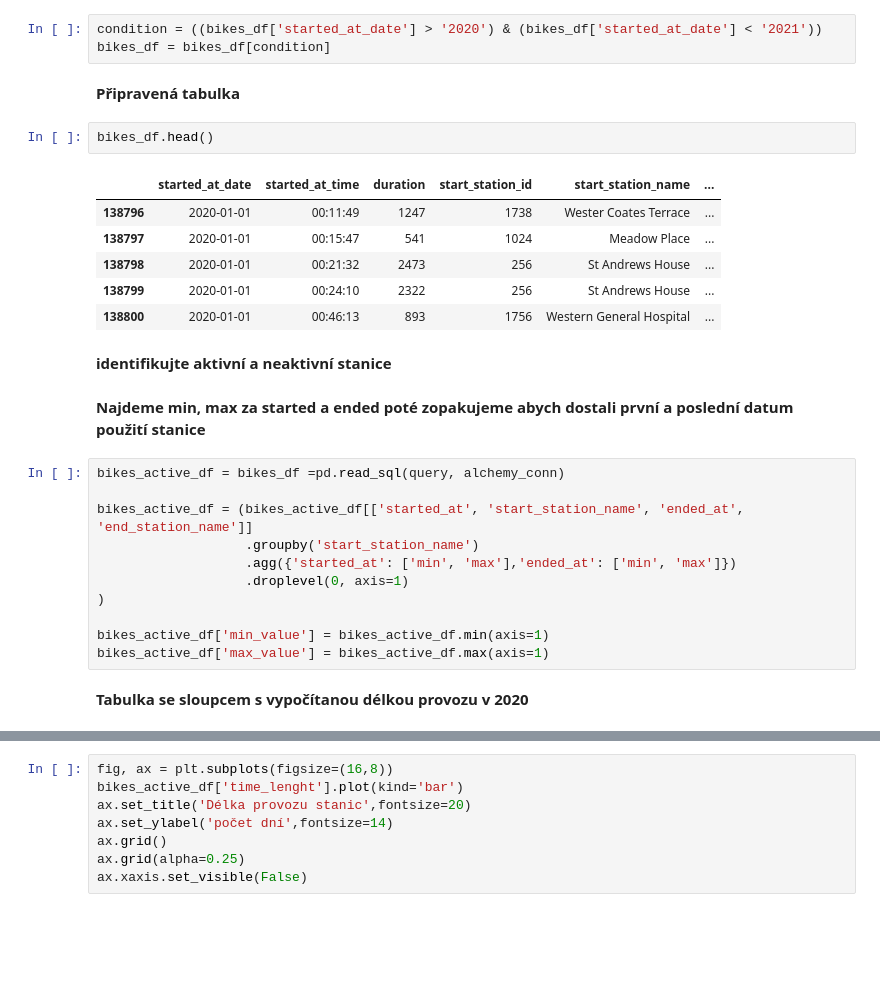
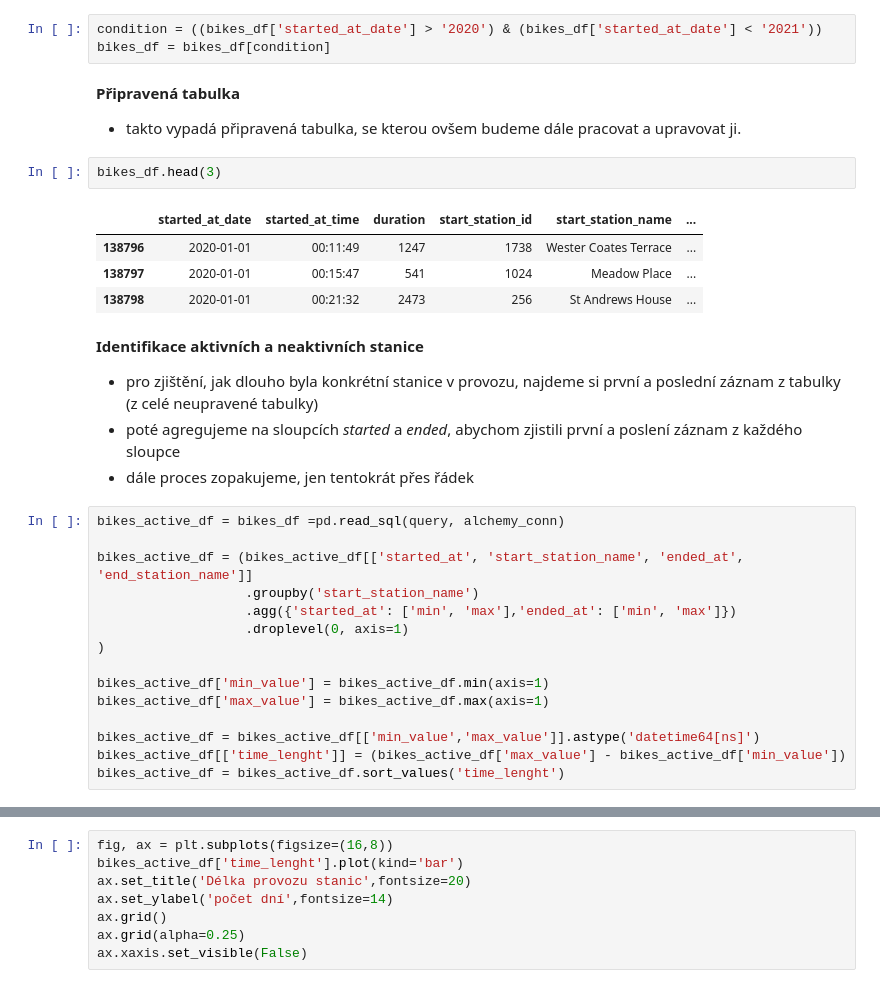
Before and after one commit to Aldarion96/Engeto_Python_project, a Jupyter notebook: Python_projekt.ipynb, the cells around one changed output, grey strips where cells are left out. Drawn from its saved outputs; the diff is of its cells as text; blank space fills up the shorter version.

```diff
--- a/Python_projekt.ipynb
+++ b/Python_projekt.ipynb
@@ -40,22 +46,23 @@ bikes_df = bikes_df[['started_at_date', 'started_at_time','duration', 'start_sta
 # %%
 condition = ((bikes_df['started_at_date'] > '2020') & (bikes_df['started_at_date'] < '2021'))
 bikes_df = bikes_df[condition]
-# %% [markdown]
-**Připravená tabulka**
+# %% [markdown]
+**Připravená tabulka**
+
+- takto vypadá připravená tabulka, se kterou ovšem budeme dále pracovat a upravovat ji.
 # %%
-bikes_df.head()
+bikes_df.head(3)
 # %% [output]
 |  | started_at_date | started_at_time | duration | start_station_id | start_station_name | ... |
 | 138796 | 2020-01-01 | 00:11:49 | 1247 | 1738 | Wester Coates Terrace | ... |
 | 138797 | 2020-01-01 | 00:15:47 | 541 | 1024 | Meadow Place | ... |
 | 138798 | 2020-01-01 | 00:21:32 | 2473 | 256 | St Andrews House | ... |
-| 138799 | 2020-01-01 | 00:24:10 | 2322 | 256 | St Andrews House | ... |
-| 138800 | 2020-01-01 | 00:46:13 | 893 | 1756 | Western General Hospital | ... |
-# %% [markdown]
-**identifikujte aktivní a neaktivní stanice**
-# %% [markdown]
-**Najdeme min, max za started a ended
- poté zopakujeme abych dostali první a poslední datum použití stanice**
+# %% [markdown]
+**Identifikace aktivních a neaktivních stanice**
+
+- pro zjištění, jak dlouho byla konkrétní stanice v provozu, najdeme si první a poslední záznam z tabulky (z celé neupravené tabulky)
+- poté agregujeme na sloupcích *started* a *ended*, abychom zjistili první a poslení záznam z každého sloupce
+- dále proces zopakujeme, jen tentokrát přes řádek
 # %%
 bikes_active_df = bikes_df =pd.read_sql(query, alchemy_conn)
 
@@ -67,5 +74,7 @@ bikes_active_df = (bikes_active_df[['started_at', 'start_station_name', 'ended_a
 
 bikes_active_df['min_value'] = bikes_active_df.min(axis=1)
 bikes_active_df['max_value'] = bikes_active_df.max(axis=1)
+
+bikes_active_df = bikes_active_df[['min_value','max_value']].astype('datetime64[ns]')
+bikes_active_df[['time_lenght']] = (bikes_active_df['max_value'] - bikes_active_df['min_value'])
+bikes_active_df = bikes_active_df.sort_values('time_lenght')
-# %% [markdown]
-**Tabulka se sloupcem s vypočítanou délkou provozu v 2020**
```
Also changed, not shown: parts of 71 cells of this notebook.
